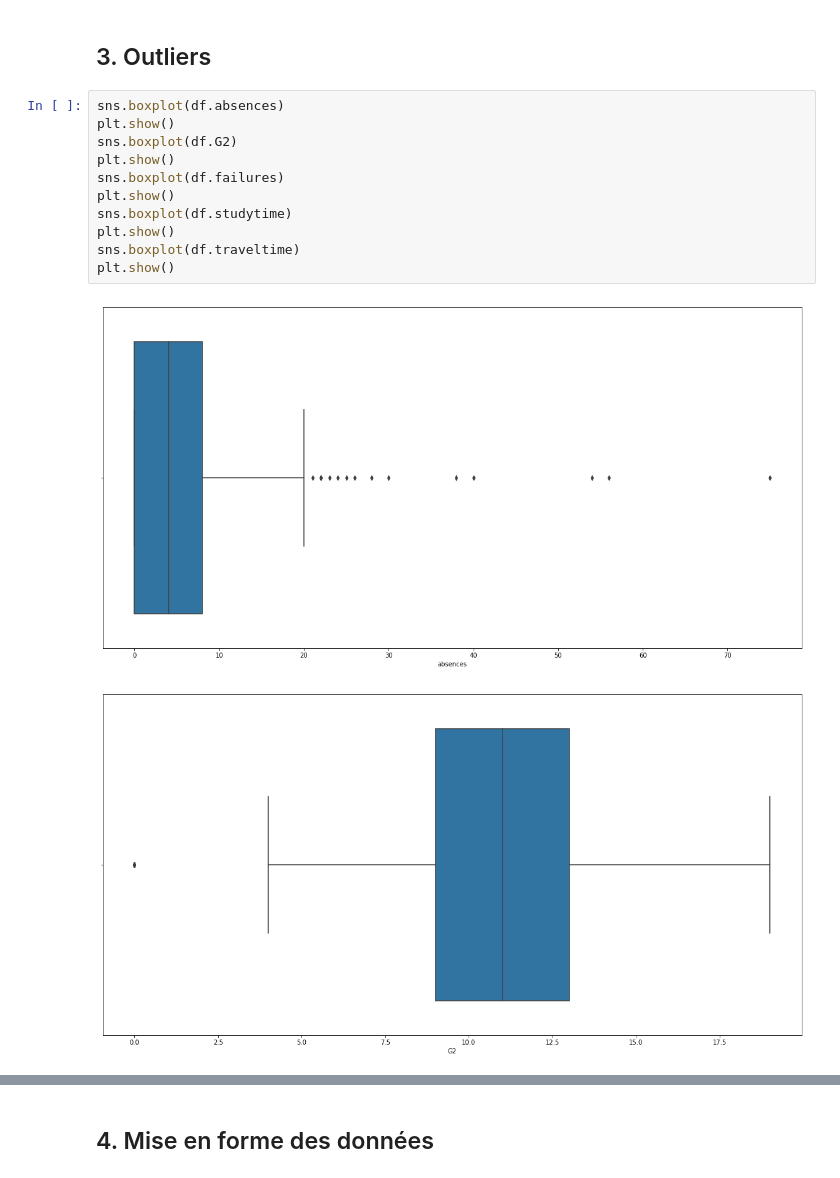
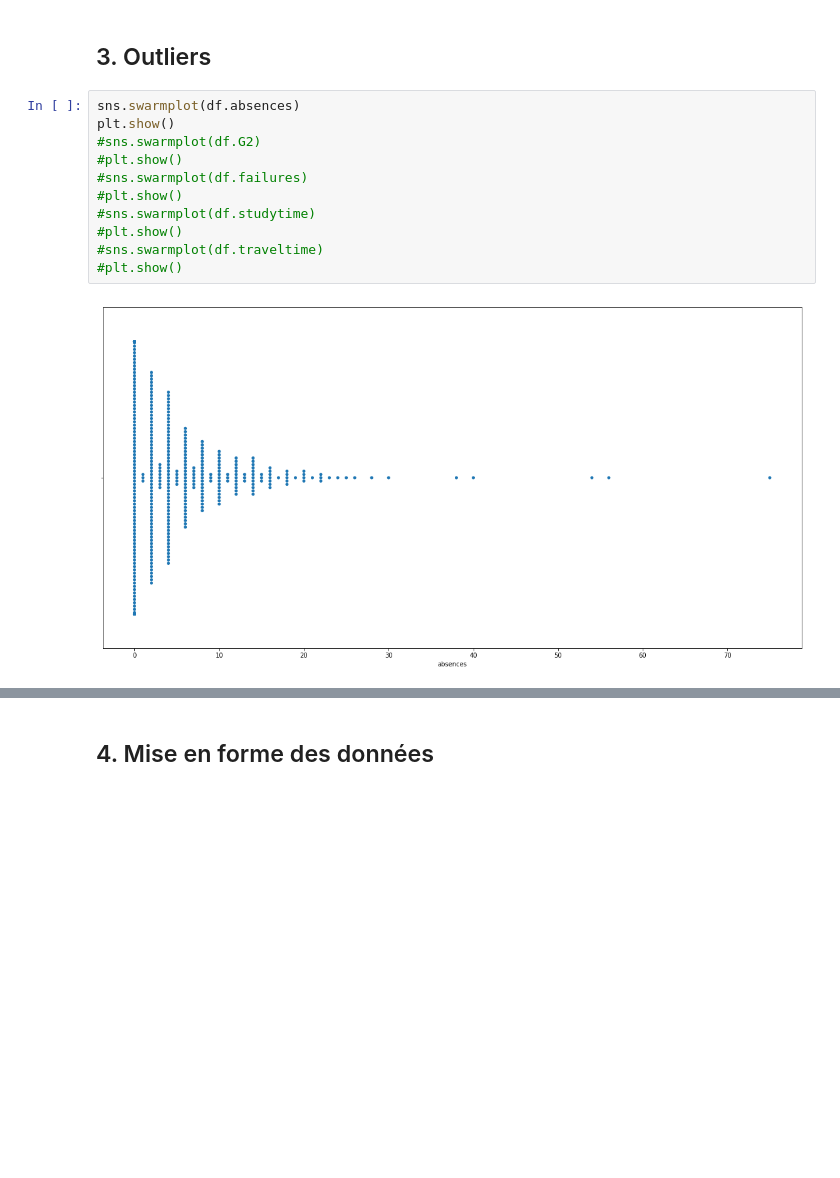
Before and after one commit to ComeMS/Cours-Data-Science, a Jupyter notebook: mini_projet_Les_Ecoles.ipynb, the cells around one changed output, grey strips where cells are left out. Saved outputs shown, nothing was run; the diff lists cells and outputs as text; blank space fills up the shorter version.

```diff
--- a/mini_projet_Les_Ecoles.ipynb
+++ b/mini_projet_Les_Ecoles.ipynb
@@ -63,16 +63,15 @@ df.isna().sum().loc[df.isna().sum()!=0].apply(lambda x: x*100/395)
 # %% [markdown]
 ## 3. Outliers
 # %%
-sns.boxplot(df.absences)
+sns.swarmplot(df.absences)
 plt.show()
-sns.boxplot(df.G2)
-plt.show()
-sns.boxplot(df.failures)
-plt.show()
-sns.boxplot(df.studytime)
-plt.show()
-sns.boxplot(df.traveltime)
-plt.show()
+#sns.swarmplot(df.G2)
+#plt.show()
+#sns.swarmplot(df.failures)
+#plt.show()
+#sns.swarmplot(df.studytime)
+#plt.show()
+#sns.swarmplot(df.traveltime)
+#plt.show()
 # %% [output]
-[figure, old version]
+[figure, new version]
-[figure, removed]
```
Also changed, not shown: parts of 11 cells of this notebook.
